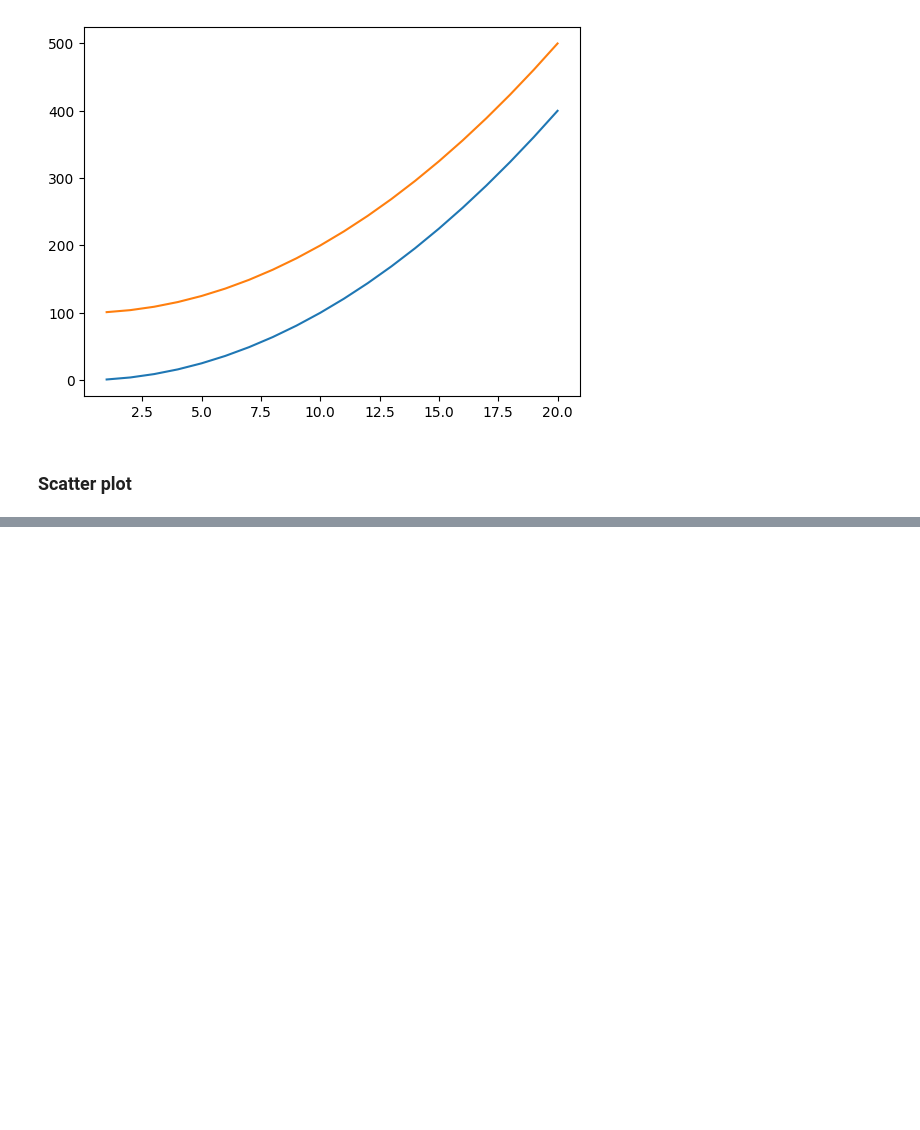
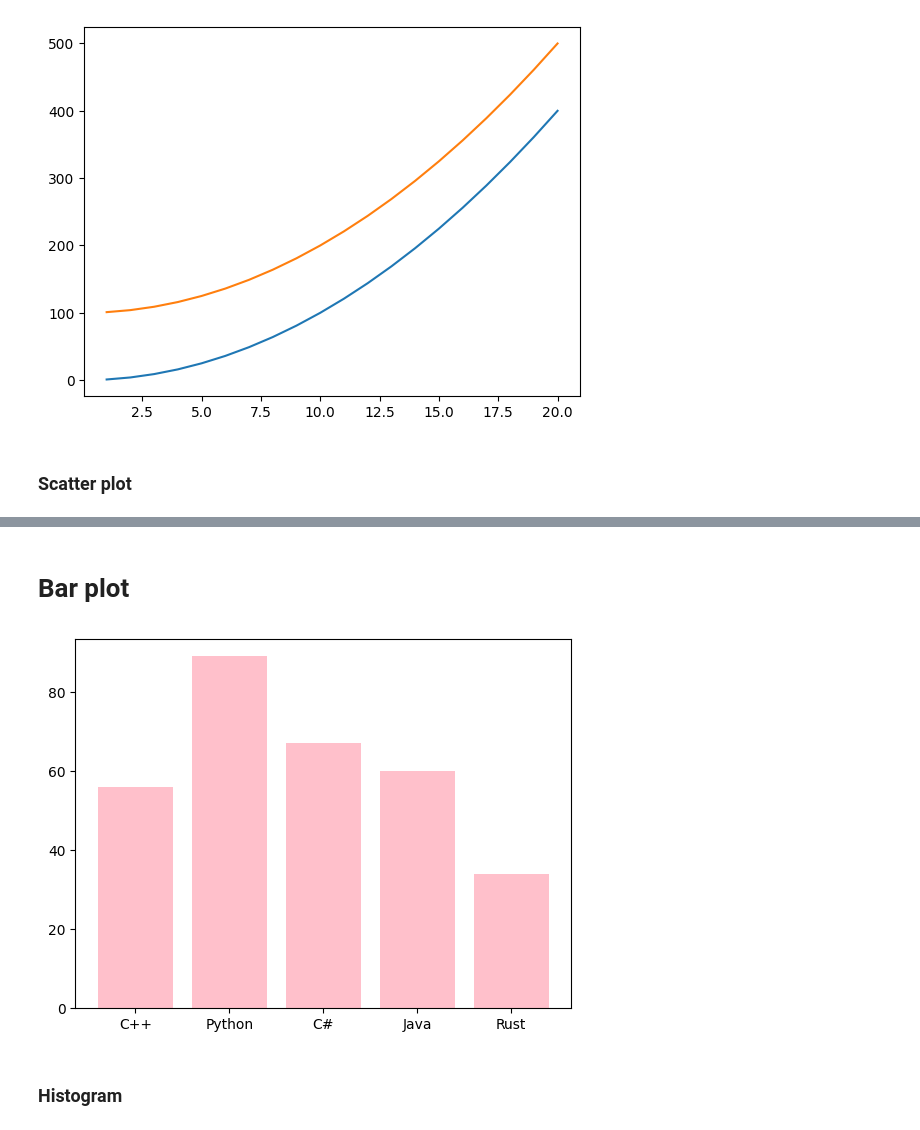
Before and after one commit to anees555/python-ml-training-arniko-college, a Jupyter notebook: Araniko_Morning/Visualization/matplotlib_01.ipynb, the cells around one changed output, grey strips where cells are left out. Cells and saved outputs as stored; diff of their text form; code cells hidden in the pictures; blank space fills up the shorter version.

```diff
--- a/Araniko_Morning/Visualization/matplotlib_01.ipynb
+++ b/Araniko_Morning/Visualization/matplotlib_01.ipynb
@@ -54,0 +106,11 @@ plt.scatter(x, y)
+# %% [markdown]
+# Bar plot
+# %%
+language = ["C++", "Python", "C#", "Java", "Rust"]
+popularity = [56, 89, 67, 60, 34]
+plt.bar(language, popularity, color = 'pink')
+plt.show()
+# %% [output]
+[figure, added]
+# %% [markdown]
+### Histogram
```
Also changed, not shown: parts of 26 cells of this notebook, 12 other files.
